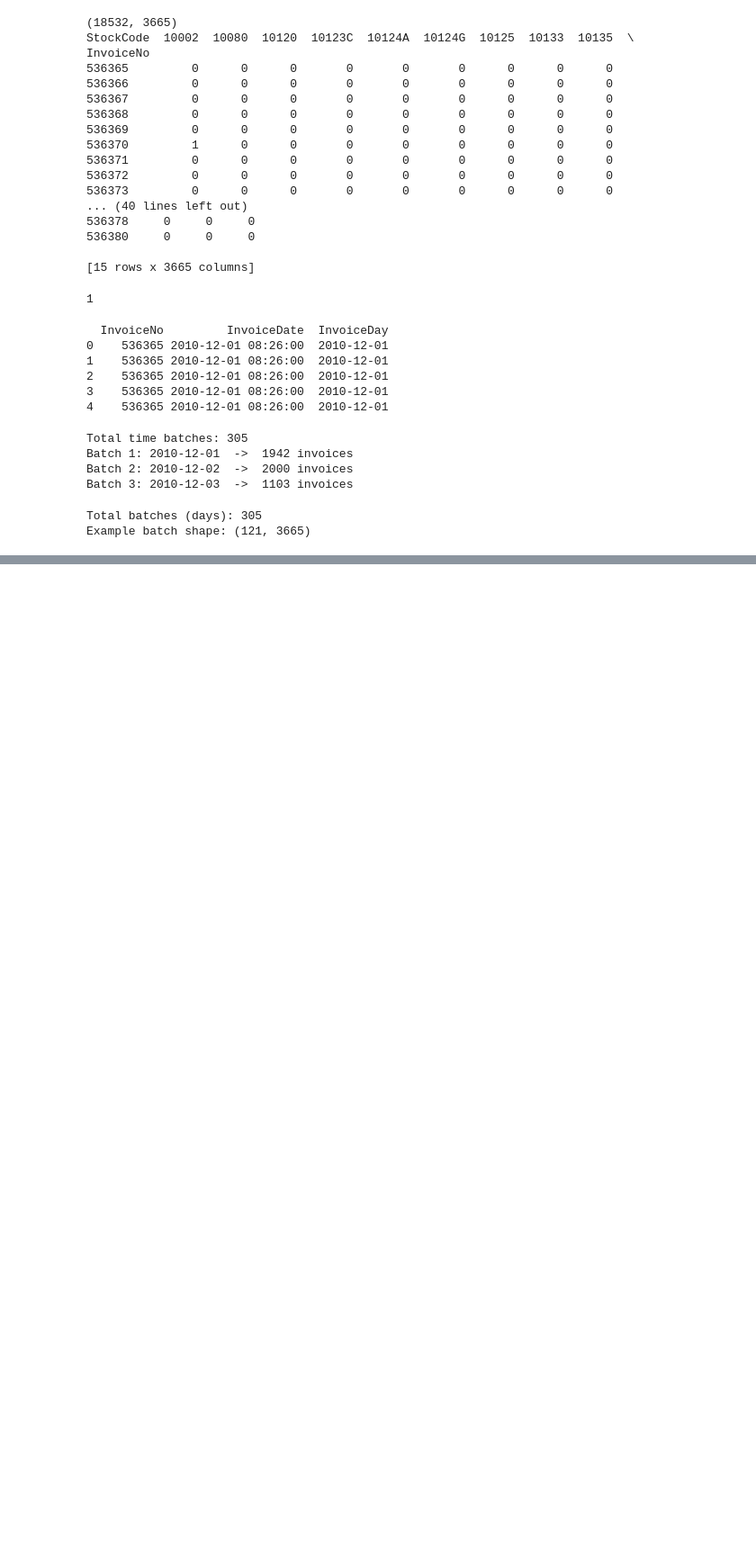
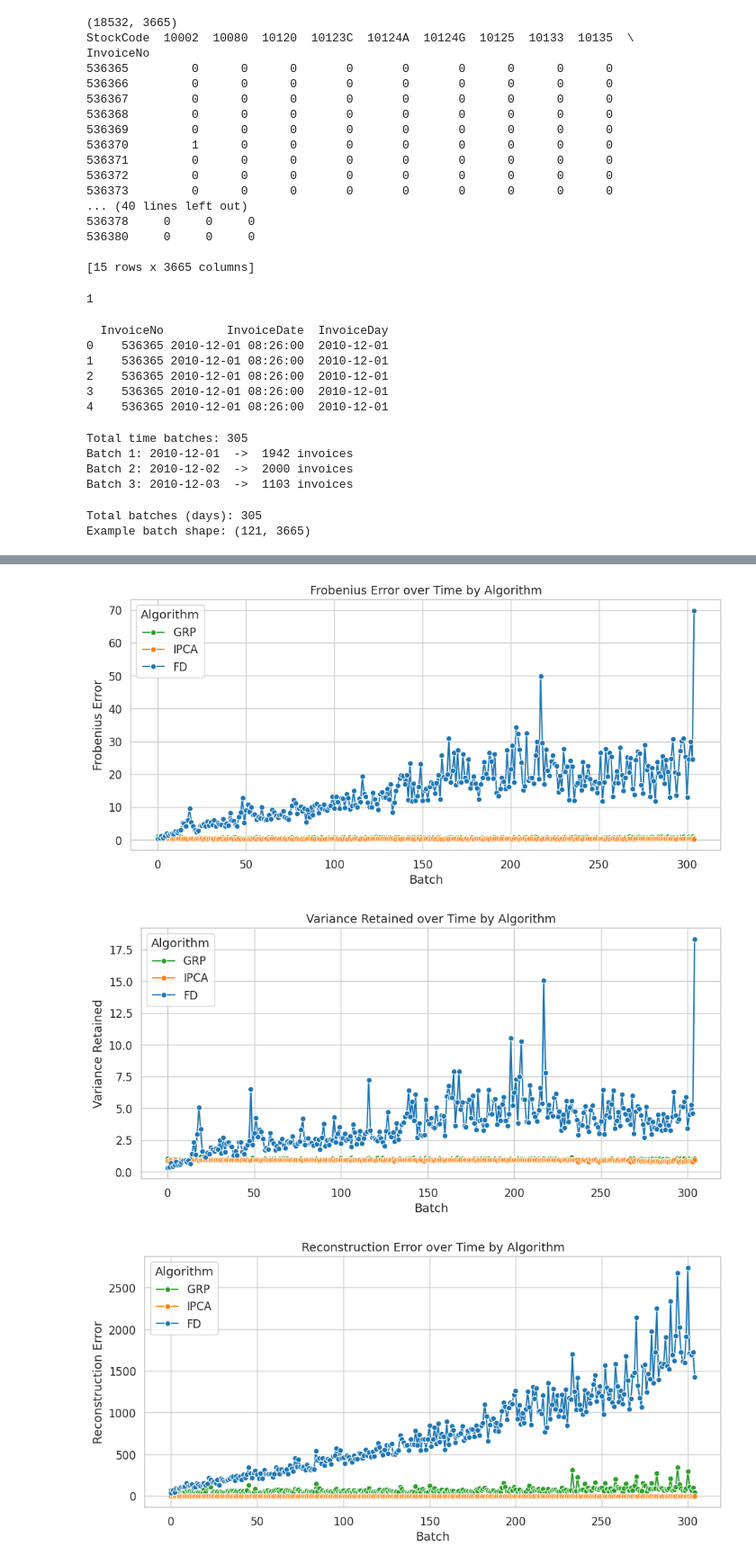
Before and after one commit to parmidamardi/CDM-MatrixMonitor-FP, a Jupyter notebook: CDM‑MatrixMonitor‑FP.ipynb, the cells around one changed output, grey strips where cells are left out. Shown: that part at 90% size. Drawn from its saved outputs; the diff is of its cells as text; code cells hidden in the pictures; blank space fills up the shorter version.

```diff
--- a/CDM‑MatrixMonitor‑FP.ipynb
+++ b/CDM‑MatrixMonitor‑FP.ipynb
@@ -386,0 +380,32 @@ display(df_metrics.head(20))
+# %%
+sns.set(style="whitegrid", font="DejaVu Sans", font_scale=1.1)
+
+metrics = ['fro_err', 'var_ret', 'recon_err']
+titles = ['Frobenius Error', 'Variance Retained', 'Reconstruction Error']
+
+palette = {
+    'FD': '#1f77b4',
+    'IPCA': '#ff7f0e',
+    'GRP': '#2ca02c'
+}
+
+for m, t in zip(metrics, titles):
+    plt.figure(figsize=(10, 5))
+    sns.lineplot(
+        data=df_metrics,
+        x='batch',
+        y=m,
+        hue='algo',
+        marker='o',
+        palette=palette
+    )
+    plt.title(f'{t} over Time by Algorithm', fontsize=13)
+    plt.xlabel('Batch')
+    plt.ylabel(t)
+    plt.legend(title='Algorithm')
+    plt.tight_layout()
+    plt.show()
+# %% [output]
+[figure, added]
+[figure, added]
+[figure, added]
```
Also changed, not shown: parts of 6 cells of this notebook.
